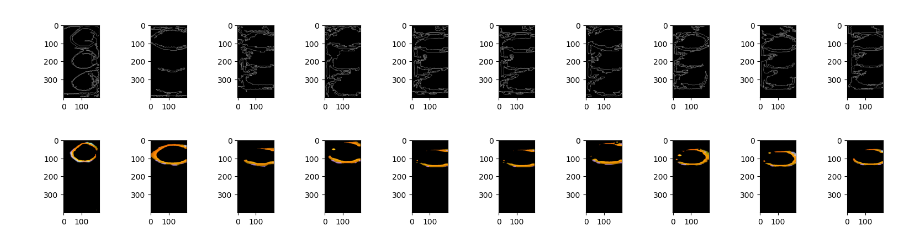
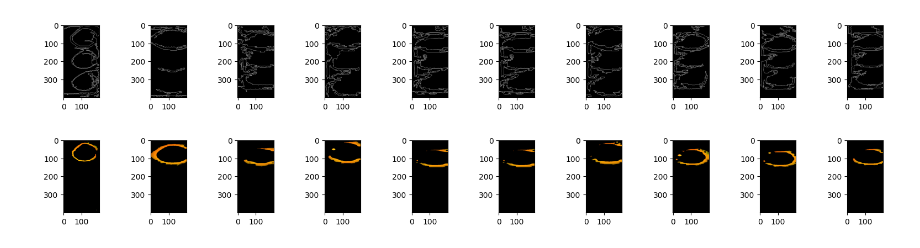
Before and after one commit to mausneg/Deteksi-dan-Klasifikasi-Lampu-Lalu-Lintas, a Jupyter notebook: projek.ipynb, the cells around one changed output. Drawn from its saved outputs; the diff is of its cells as text; code cells hidden in the pictures.

Commit message:
colourSegmentation update

```diff
--- a/projek.ipynb
+++ b/projek.ipynb
@@ -123,6 +123,7 @@ def colourSegmentation(images):
     for image in images:
         image_segmentasi = cv2.cvtColor(image, cv2.COLOR_BGR2HSV)
         lower_red = np.array([0, 100, 100])
+        upper_red = np.array([10, 255, 255])
         lower_yellow = np.array([20, 100, 100])
         upper_yellow = np.array([40, 255, 255])
         lower_green = np.array([50, 100, 100])
@@ -135,7 +136,7 @@ def colourSegmentation(images):
         images_segmentasi.append(image_segmentasi)
     return images_segmentasi
 # %%
-segmentasiWarnaRed = segmentasiWarna(imageRed_resize)
+segmentasiWarnaRed = colourSegmentation(imageRed_resize)
 displayColorImage(segmentasiWarnaRed)
 # %% [output]
-[figure, old version]
+[figure, new version]
```
